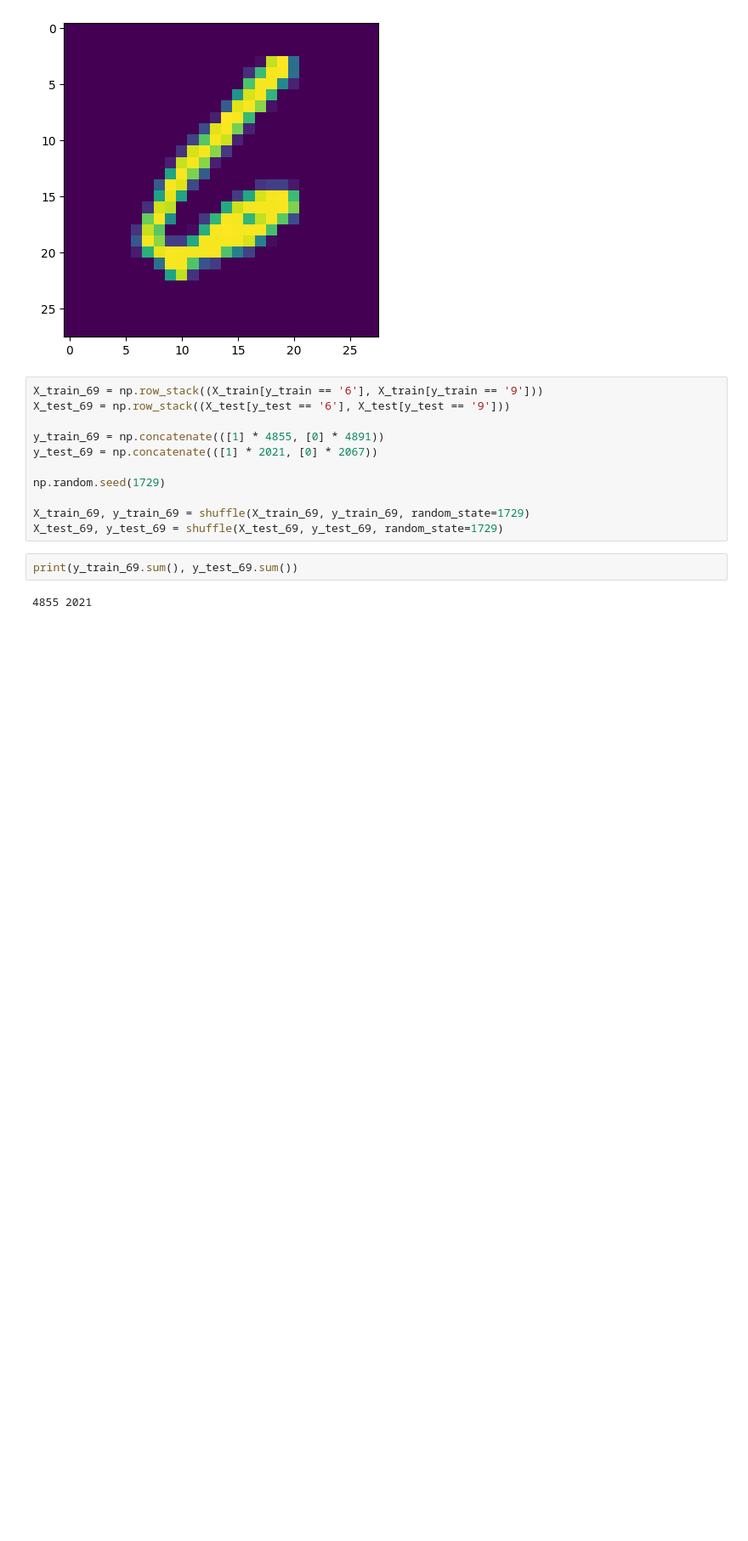
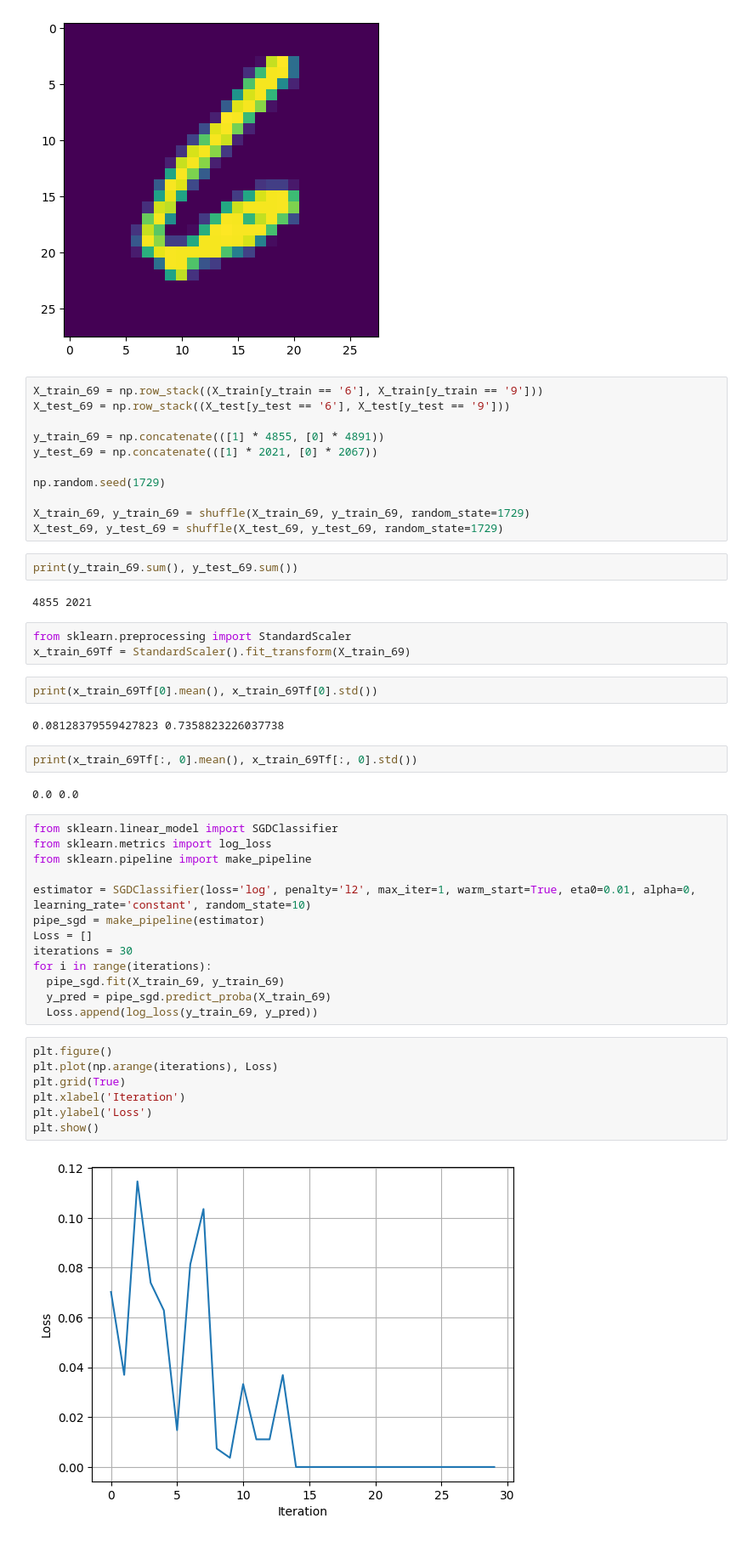
Before and after one commit to Mohd-Talha0/MLP, a Jupyter notebook: Untitled8.ipynb, the cells around one changed output. Shown at 85% size. Cells and saved outputs as stored; diff of their text form; blank space fills up the shorter version.

```diff
--- a/Untitled8.ipynb
+++ b/Untitled8.ipynb
@@ -36,3 +36,36 @@ X_test_69, y_test_69 = shuffle(X_test_69, y_test_69, random_state=1729)
 print(y_train_69.sum(), y_test_69.sum())
 # %% [output]
 4855 2021
+# %%
+from sklearn.preprocessing import StandardScaler
+x_train_69Tf = StandardScaler().fit_transform(X_train_69)
+# %%
+print(x_train_69Tf[0].mean(), x_train_69Tf[0].std())
+# %% [output]
+0.08128379559427823 0.7358823226037738
+# %%
+print(x_train_69Tf[:, 0].mean(), x_train_69Tf[:, 0].std())
+# %% [output]
+0.0 0.0
+# %%
+from sklearn.linear_model import SGDClassifier
+from sklearn.metrics import log_loss
+from sklearn.pipeline import make_pipeline
+
+estimator = SGDClassifier(loss='log', penalty='l2', max_iter=1, warm_start=True, eta0=0.01, alpha=0, learning_rate='constant', random_state=10)
+pipe_sgd = make_pipeline(estimator)
+Loss = []
+iterations = 30
+for i in range(iterations):
+  pipe_sgd.fit(X_train_69, y_train_69)
+  y_pred = pipe_sgd.predict_proba(X_train_69)
+  Loss.append(log_loss(y_train_69, y_pred))
+# %%
+plt.figure()
+plt.plot(np.arange(iterations), Loss)
+plt.grid(True)
+plt.xlabel('Iteration')
+plt.ylabel('Loss')
+plt.show()
+# %% [output]
+[figure, added]
```
Also changed, not shown: parts of 8 cells of this notebook.
